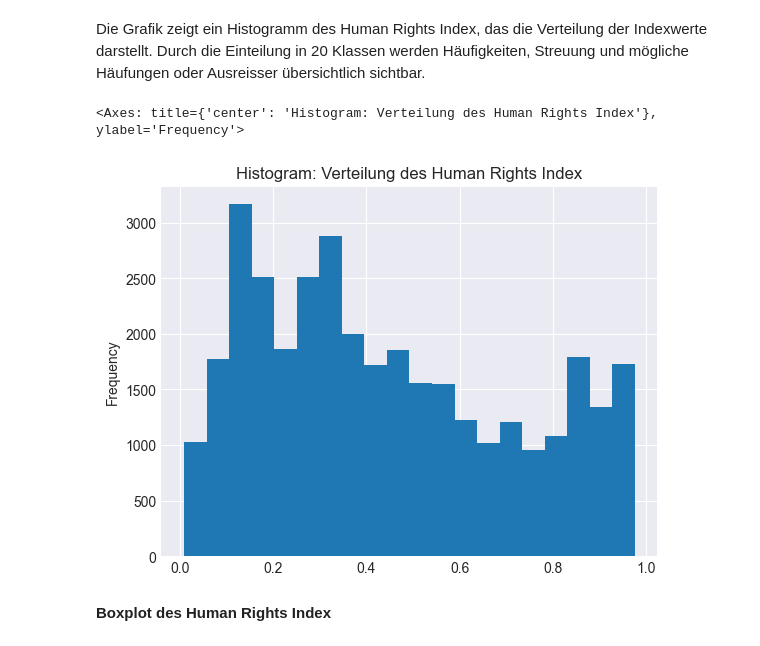
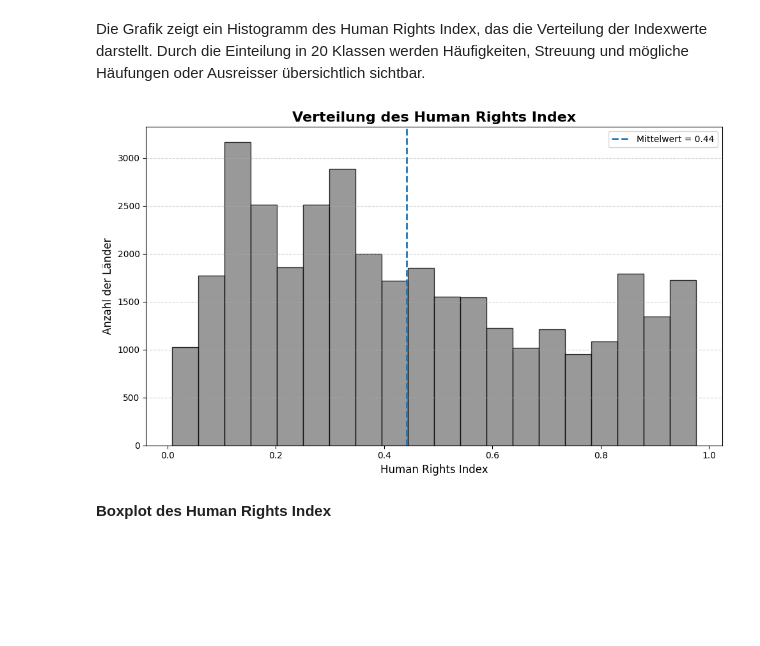
Before and after one commit to haschdav/LN-Python, a Jupyter notebook: LN_Python.ipynb, the cells around one changed output. Cells and saved outputs as stored; diff of their text form; code cells hidden in the pictures; blank space fills up the shorter version.

Commit message:
neuer Graph

```diff
--- a/LN_Python.ipynb
+++ b/LN_Python.ipynb
@@ -176,14 +176,33 @@ np.int64(97)
 # %% [markdown]
 Die Grafik zeigt ein Histogramm des Human Rights Index, das die Verteilung der Indexwerte darstellt.
 Durch die Einteilung in 20 Klassen werden Häufigkeiten, Streuung und mögliche Häufungen oder Ausreisser übersichtlich sichtbar.
-# %%
-df['Human Rights Index'].plot.hist(
-    bins=20,
-    title="Histogram: Verteilung des Human Rights Index"
-)
-# %% [output]
-<Axes: title={'center': 'Histogram: Verteilung des Human Rights Index'}, ylabel='Frequency'>
-[figure, removed]
+# %%
+
+
+plt.figure(figsize=(10, 6))
+
+plt.hist(
+    df['Human Rights Index'].dropna(),
+    bins=20,
+    color='gray',
+    edgecolor='black',
+    alpha=0.8
+)
+
+mean_val = df['Human Rights Index'].mean()
+plt.axvline(mean_val, linestyle='--', linewidth=2, label=f'Mittelwert = {mean_val:.2f}')
+
+plt.title("Verteilung des Human Rights Index", fontsize=16, fontweight='bold')
+plt.xlabel("Human Rights Index", fontsize=12)
+plt.ylabel("Anzahl der Länder", fontsize=12)
+
+plt.grid(axis='y', linestyle='--', alpha=0.6)
+plt.legend()
+plt.tight_layout()
+
+plt.show()
+# %% [output]
+[figure, added]
 # %% [markdown]
 **Boxplot des Human Rights Index**
 # %% [markdown]
```
Also changed, not shown: parts of 2 cells of this notebook.
